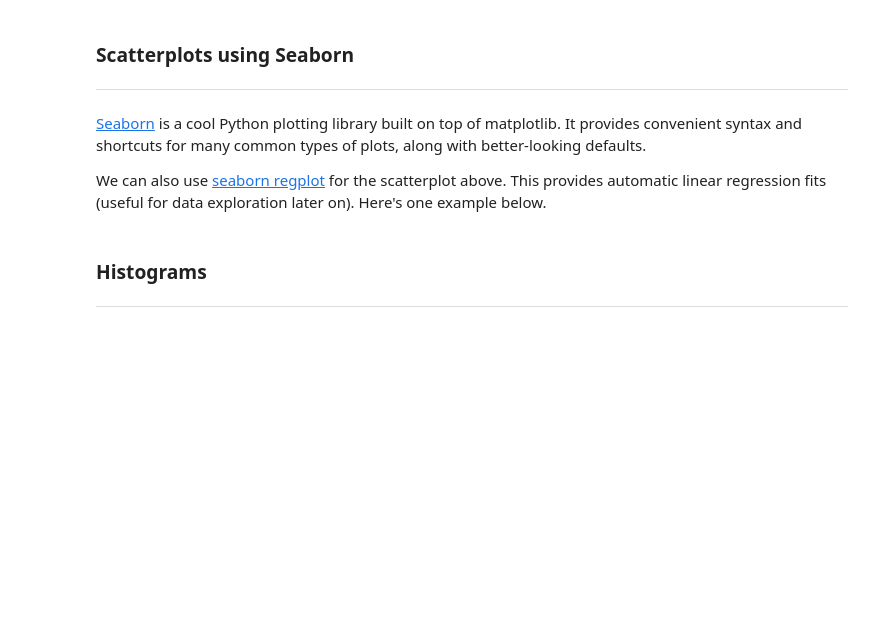
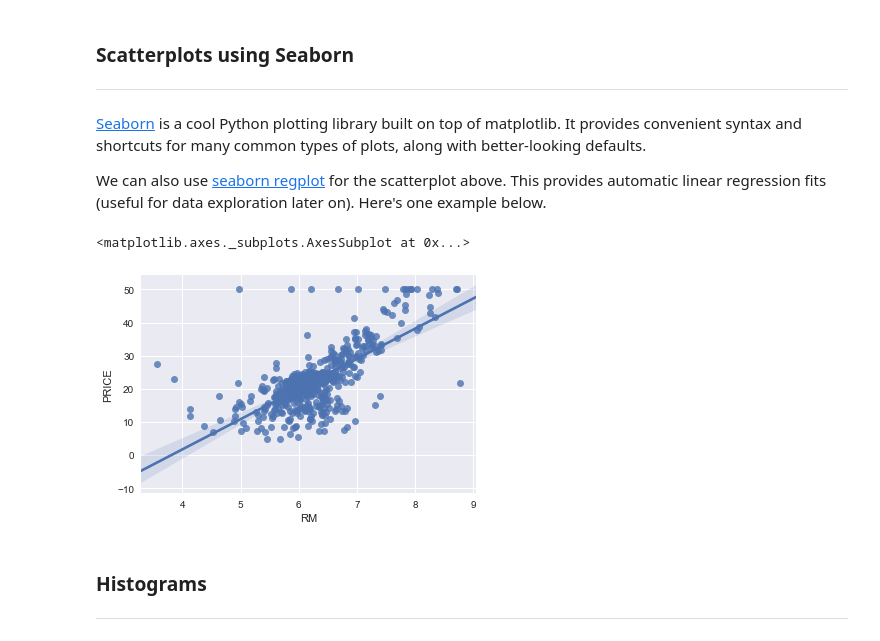
Before and after one commit to GlassesByDay/springboard, a Jupyter notebook: linear_regression/Mini_Project_Linear_Regression.ipynb, the cells around one changed output. Saved outputs shown, nothing was run; the diff lists cells and outputs as text; code cells hidden in the pictures; blank space fills up the shorter version.

```diff
--- a/linear_regression/Mini_Project_Linear_Regression.ipynb
+++ b/linear_regression/Mini_Project_Linear_Regression.ipynb
@@ -314,7 +345,11 @@ Text(0.5,1,'Relationship between PTRATIO and Price')
 
 We can also use [seaborn regplot](https://stanford.edu/~mwaskom/software/seaborn/tutorial/regression.html#functions-to-draw-linear-regression-models) for the scatterplot above. This provides automatic linear regression fits (useful for data exploration later on). Here's one example below.
 # %%
+sns.set()
 sns.regplot(y="PRICE", x="RM", data=bos, fit_reg = True)
+# %% [output]
+<matplotlib.axes._subplots.AxesSubplot at 0x...>
+[figure, added]
 # %% [markdown]
 ### Histograms
 ***
```
Also changed, not shown: parts of 58 cells of this notebook.
